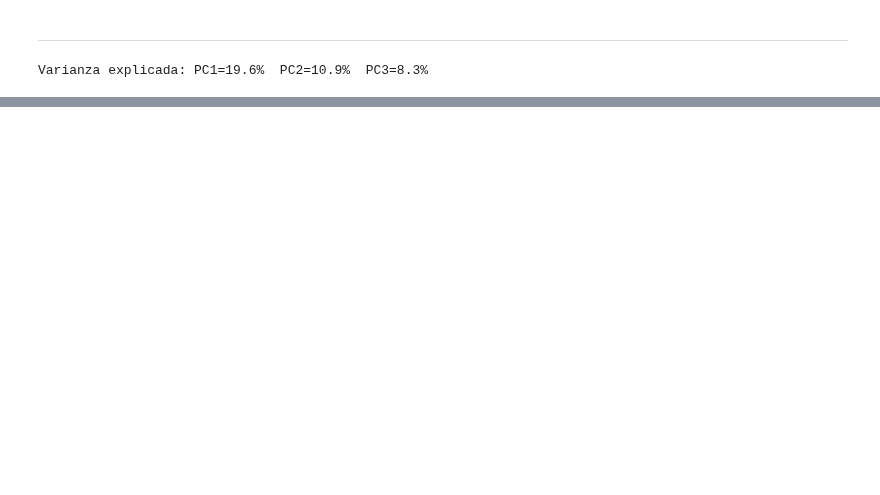
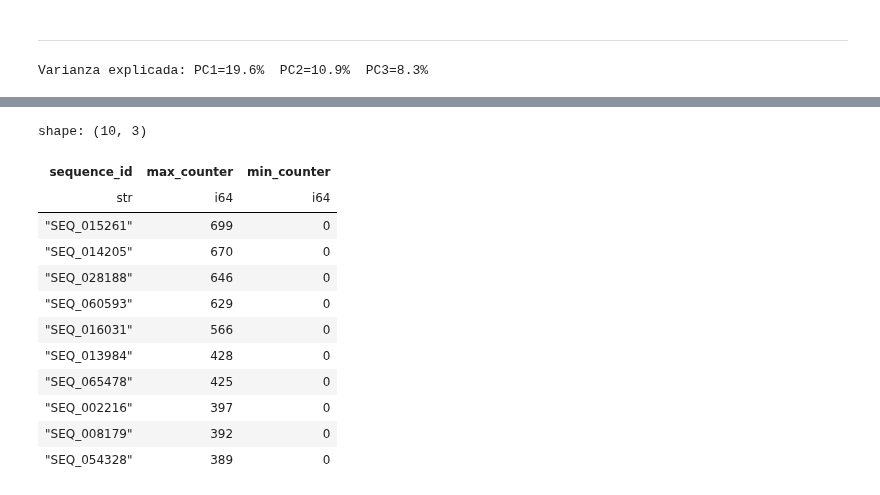
Before and after one commit to yabol02/detect_behavior_competition, a Jupyter notebook: eda.ipynb, the cells around one changed output, grey strips where cells are left out. Cells and saved outputs as stored; diff of their text form; code cells hidden in the pictures; blank space fills up the shorter version.

```diff
--- a/eda.ipynb
+++ b/eda.ipynb
@@ -531,0 +635,22 @@ plot_tof_heatmap_per_gesture(train_df, tof_idx=2)
+# %%
+
+duckdb.query("""SELECT sequence_id, MAX(sequence_counter) as max_counter, MIN(sequence_counter) as min_counter
+            FROM train_lf
+            GROUP BY sequence_id
+            ORDER BY max_counter DESC
+            LIMIT 10
+             """).pl()
+# %% [output]
+shape: (10, 3)
+| sequence_id | max_counter | min_counter |
+| str | i64 | i64 |
+| "SEQ_015261" | 699 | 0 |
+| "SEQ_014205" | 670 | 0 |
+| "SEQ_028188" | 646 | 0 |
+| "SEQ_060593" | 629 | 0 |
+| "SEQ_016031" | 566 | 0 |
+| "SEQ_013984" | 428 | 0 |
+| "SEQ_065478" | 425 | 0 |
+| "SEQ_002216" | 397 | 0 |
+| "SEQ_008179" | 392 | 0 |
+| "SEQ_054328" | 389 | 0 |
```
Also changed, not shown: parts of 11 cells of this notebook, 4 other files.
